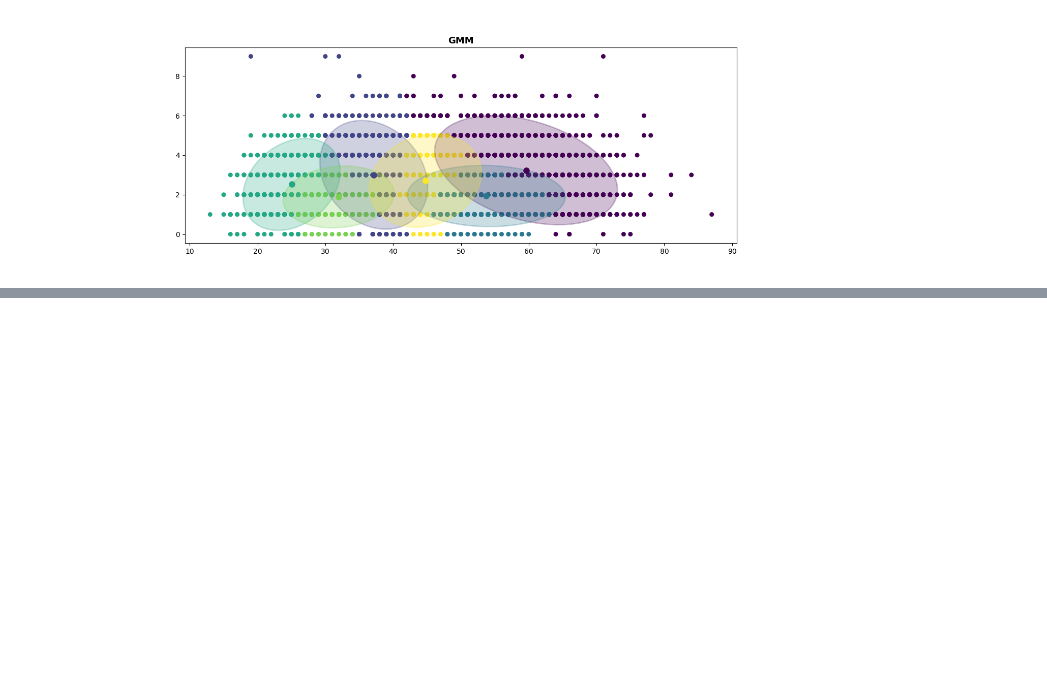
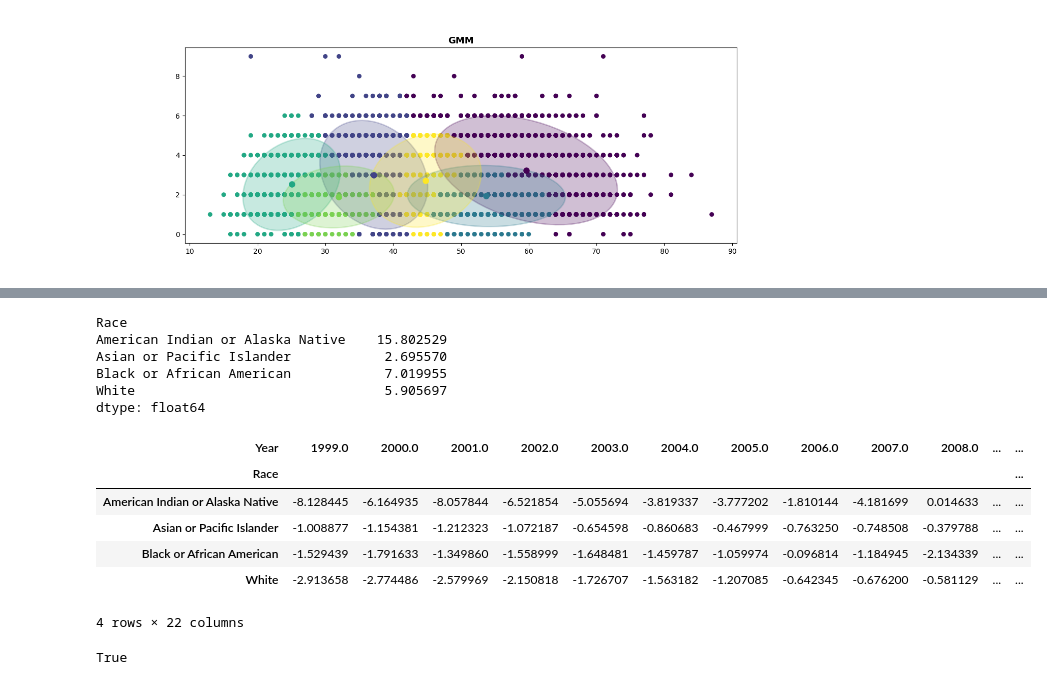
Before and after one commit to Merricko24/Adv-Data-Science-Overdose-Project, a Jupyter notebook: ProjectNotebook.ipynb, the cells around one changed output, grey strips where cells are left out. Drawn from its saved outputs; the diff is of its cells as text; code cells hidden in the pictures; blank space fills up the shorter version.

```diff
--- a/ProjectNotebook.ipynb
+++ b/ProjectNotebook.ipynb
@@ -226,0 +275,27 @@ axes.set_title("GMM", fontweight='bold', fontsize=13);
+# %%
+row_means = pca_matrix.mean(axis=1)
+print(row_means)
+A_matrix = pca_matrix.sub(row_means, axis=0)
+A_matrix
+# %% [output]
+Race
+American Indian or Alaska Native    15.802529
+Asian or Pacific Islander            2.695570
+Black or African American            7.019955
+White                                5.905697
+dtype: float64
+| Year | 1999.0 | 2000.0 | 2001.0 | 2002.0 | 2003.0 | 2004.0 | 2005.0 | 2006.0 | 2007.0 | 2008.0 | ... | ... |
+| Race |  |  |  |  |  |  |  |  |  |  |  | ... |
+| American Indian or Alaska Native | -8.128445 | -6.164935 | -8.057844 | -6.521854 | -5.055694 | -3.819337 | -3.777202 | -1.810144 | -4.181699 | 0.014633 | ... | ... |
+| Asian or Pacific Islander | -1.008877 | -1.154381 | -1.212323 | -1.072187 | -0.654598 | -0.860683 | -0.467999 | -0.763250 | -0.748508 | -0.379788 | ... | ... |
+| Black or African American | -1.529439 | -1.791633 | -1.349860 | -1.558999 | -1.648481 | -1.459787 | -1.059974 | -0.096814 | -1.184945 | -2.134339 | ... | ... |
+| White | -2.913658 | -2.774486 | -2.579969 | -2.150818 | -1.726707 | -1.563182 | -1.207085 | -0.642345 | -0.676200 | -0.581129 | ... | ... |
+4 rows × 22 columns
+# %%
+U,S,Vt = np.linalg.svd(A_matrix)
+Sd = np.zeros(A_matrix.shape)
+np.fill_diagonal(Sd,S)
+np.allclose(U@Sd@Vt, A_matrix)
+# S
+# %% [output]
+True
```
Also changed, not shown: parts of 5 cells of this notebook.
